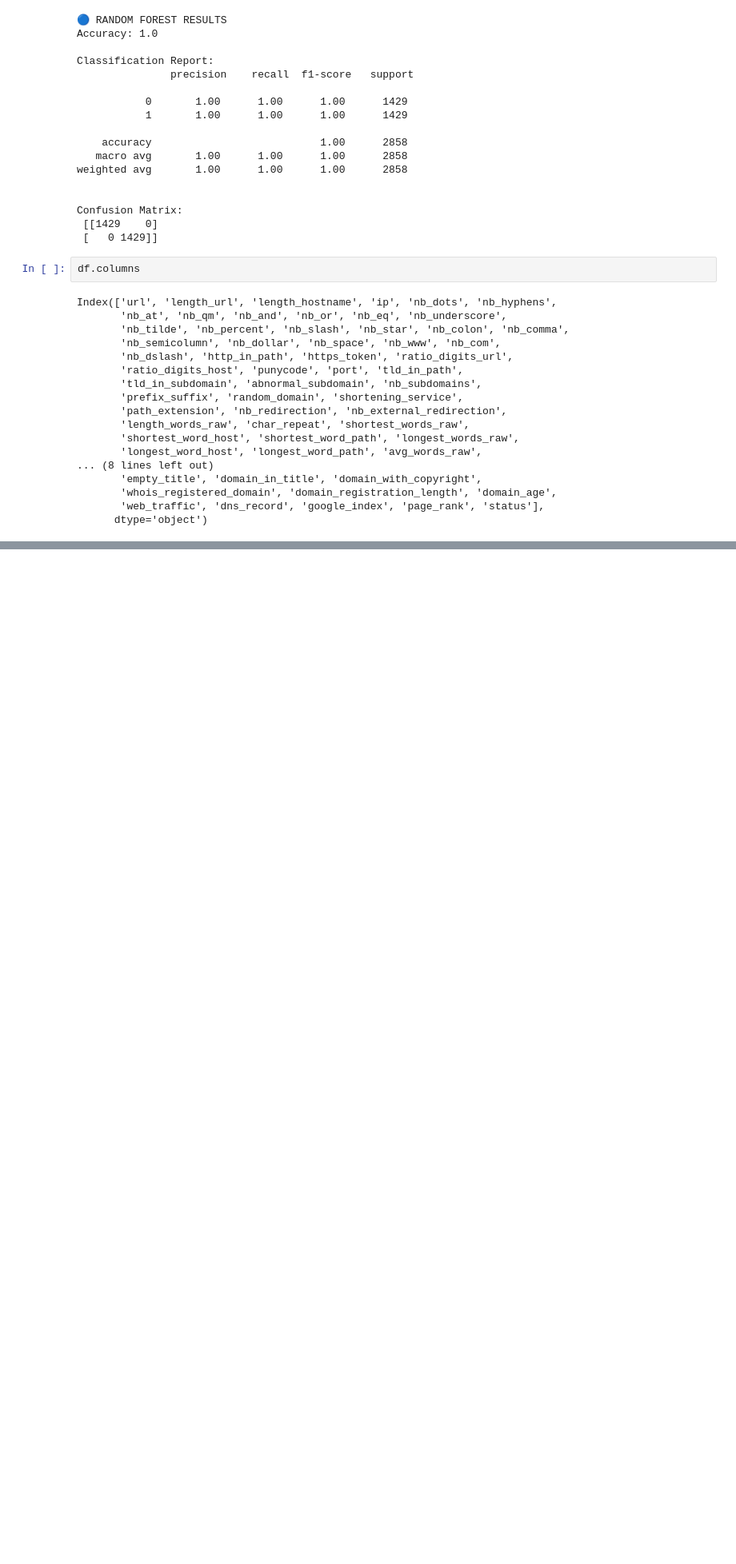
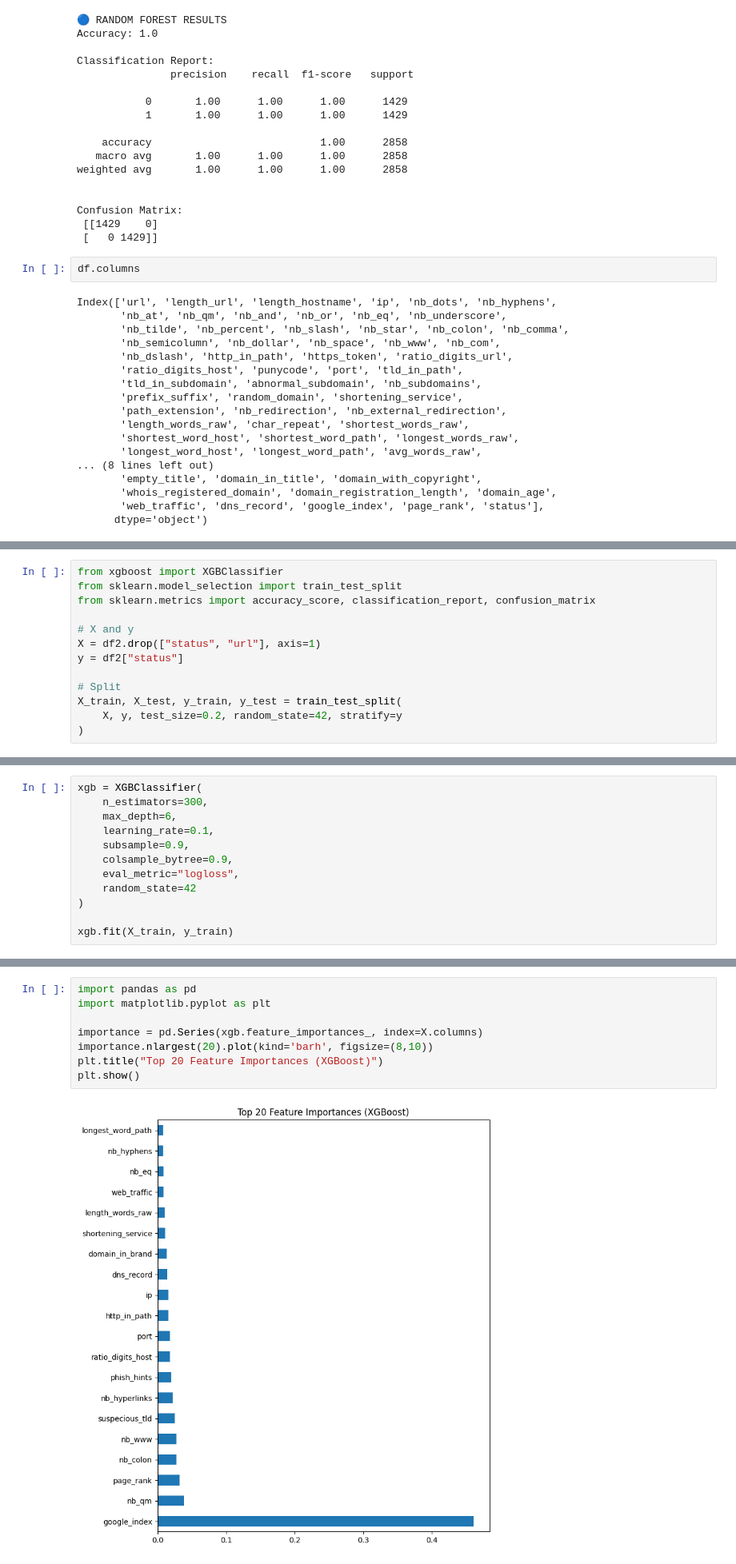
Before and after one commit to Nehemiahmageto/Detecting-Phishing-Websites-Using-URL-Based-HTML-Based-and-Domain-Based-Features, a Jupyter notebook: Model.ipynb, the cells around one changed output, grey strips where cells are left out. Shown: that part at 80% size. Cells and saved outputs as stored; diff of their text form; blank space fills up the shorter version.

```diff
--- a/Model.ipynb
+++ b/Model.ipynb
@@ -485,0 +488,13 @@ Index(['url', 'length_url', 'length_hostname', 'ip', 'nb_dots', 'nb_hyphens',
+# %%
+from xgboost import XGBClassifier
+from sklearn.model_selection import train_test_split
+from sklearn.metrics import accuracy_score, classification_report, confusion_matrix
+
+# X and y
+X = df2.drop(["status", "url"], axis=1)
+y = df2["status"]
+
+# Split
+X_train, X_test, y_train, y_test = train_test_split(
+    X, y, test_size=0.2, random_state=42, stratify=y
+)
@@ -485,0 +506,12 @@ Index(['url', 'length_url', 'length_hostname', 'ip', 'nb_dots', 'nb_hyphens',
+# %%
+xgb = XGBClassifier(
+    n_estimators=300,
+    max_depth=6,
+    learning_rate=0.1,
+    subsample=0.9,
+    colsample_bytree=0.9,
+    eval_metric="logloss",
+    random_state=42
+)
+
+xgb.fit(X_train, y_train)
@@ -485,0 +560,10 @@ Index(['url', 'length_url', 'length_hostname', 'ip', 'nb_dots', 'nb_hyphens',
+# %%
+import pandas as pd
+import matplotlib.pyplot as plt
+
+importance = pd.Series(xgb.feature_importances_, index=X.columns)
+importance.nlargest(20).plot(kind='barh', figsize=(8,10))
+plt.title("Top 20 Feature Importances (XGBoost)")
+plt.show()
+# %% [output]
+[figure, added]
```
Also changed, not shown: parts of 7 cells of this notebook.
